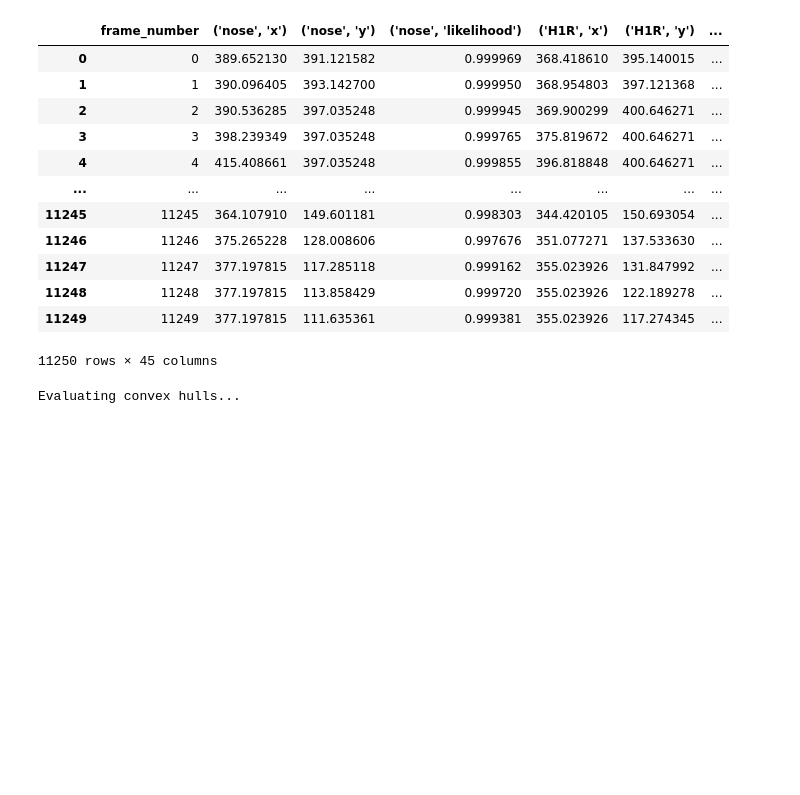
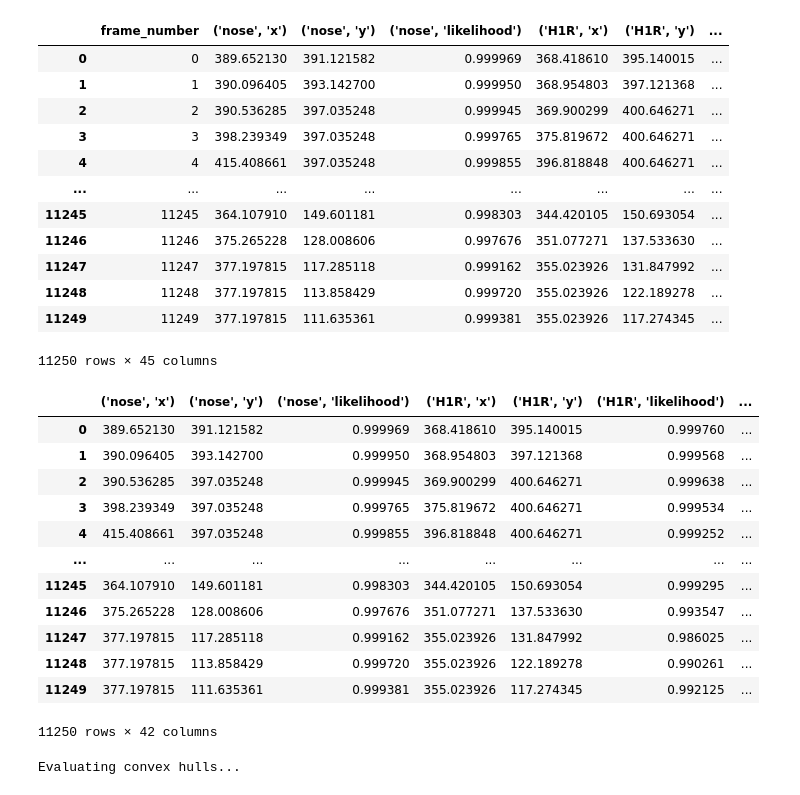
Before and after one commit to kierancarrigg/Master-Thesis, a Jupyter notebook: Notebooks/Feature extraction.ipynb, the cells around one changed output. Cells and saved outputs as stored; diff of their text form; code cells hidden in the pictures; blank space fills up the shorter version.

```diff
--- a/Notebooks/Feature extraction.ipynb
+++ b/Notebooks/Feature extraction.ipynb
@@ -38,6 +38,22 @@ Extracting features from 98 files...
 11250 rows × 45 columns
 # %%
 csv_df = csv_df.iloc[:,1:-2].copy()
+# %%
+csv_df
+# %% [output]
+|  | ('nose', 'x') | ('nose', 'y') | ('nose', 'likelihood') | ('H1R', 'x') | ('H1R', 'y') | ('H1R', 'likelihood') | ... |
+| 0 | 389.652130 | 391.121582 | 0.999969 | 368.418610 | 395.140015 | 0.999760 | ... |
+| 1 | 390.096405 | 393.142700 | 0.999950 | 368.954803 | 397.121368 | 0.999568 | ... |
+| 2 | 390.536285 | 397.035248 | 0.999945 | 369.900299 | 400.646271 | 0.999638 | ... |
+| 3 | 398.239349 | 397.035248 | 0.999765 | 375.819672 | 400.646271 | 0.999534 | ... |
+| 4 | 415.408661 | 397.035248 | 0.999855 | 396.818848 | 400.646271 | 0.999252 | ... |
+| ... | ... | ... | ... | ... | ... | ... | ... |
+| 11245 | 364.107910 | 149.601181 | 0.998303 | 344.420105 | 150.693054 | 0.999295 | ... |
+| 11246 | 375.265228 | 128.008606 | 0.997676 | 351.077271 | 137.533630 | 0.993547 | ... |
+| 11247 | 377.197815 | 117.285118 | 0.999162 | 355.023926 | 131.847992 | 0.986025 | ... |
+| 11248 | 377.197815 | 113.858429 | 0.999720 | 355.023926 | 122.189278 | 0.990261 | ... |
+| 11249 | 377.197815 | 111.635361 | 0.999381 | 355.023926 | 117.274345 | 0.992125 | ... |
+11250 rows × 42 columns
 # %%
 def angle3pt(ax, ay, bx, by, cx, cy):
     ang = math.degrees(
```
Also changed, not shown: parts of 1 cell of this notebook, 2 other files.
